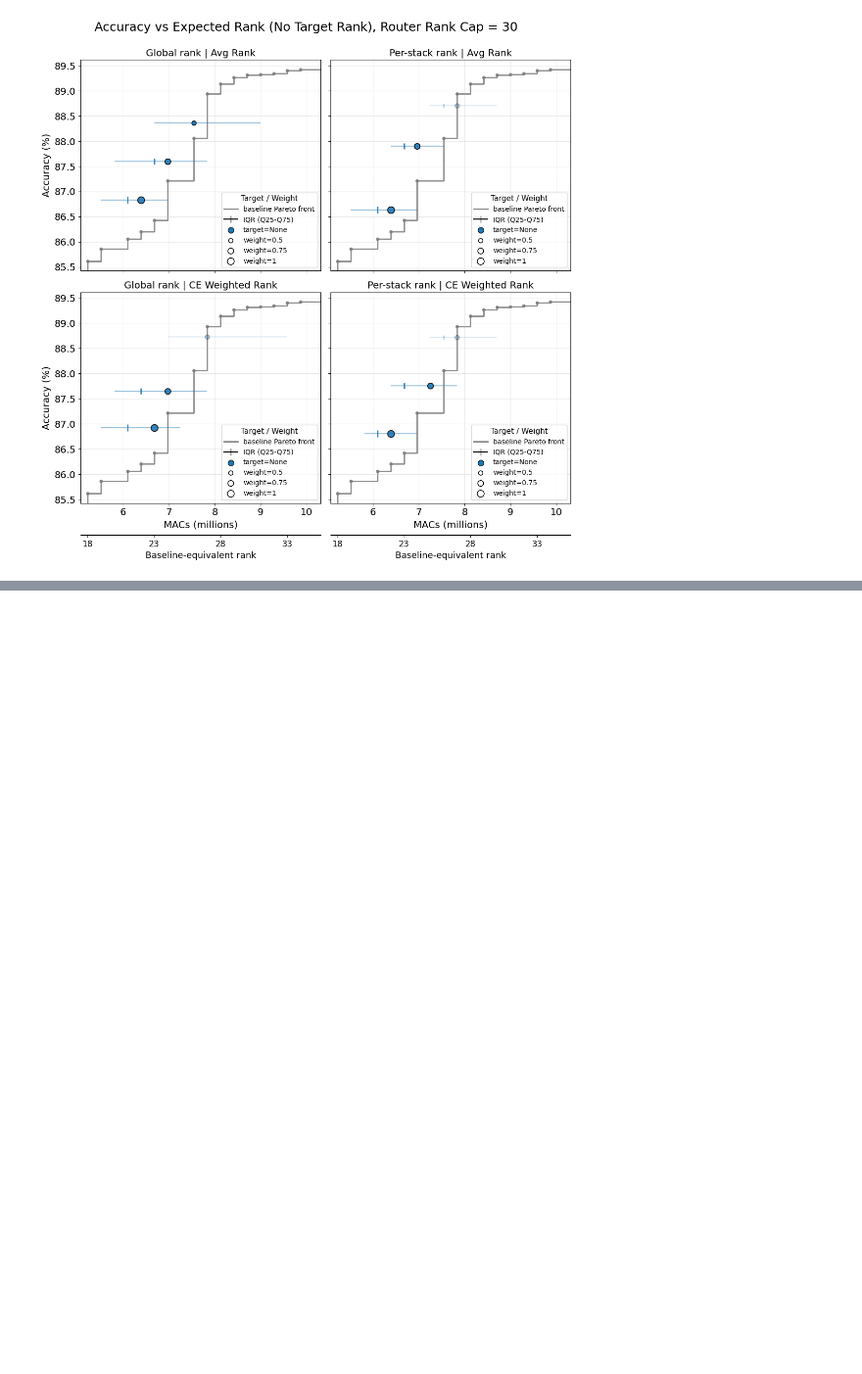
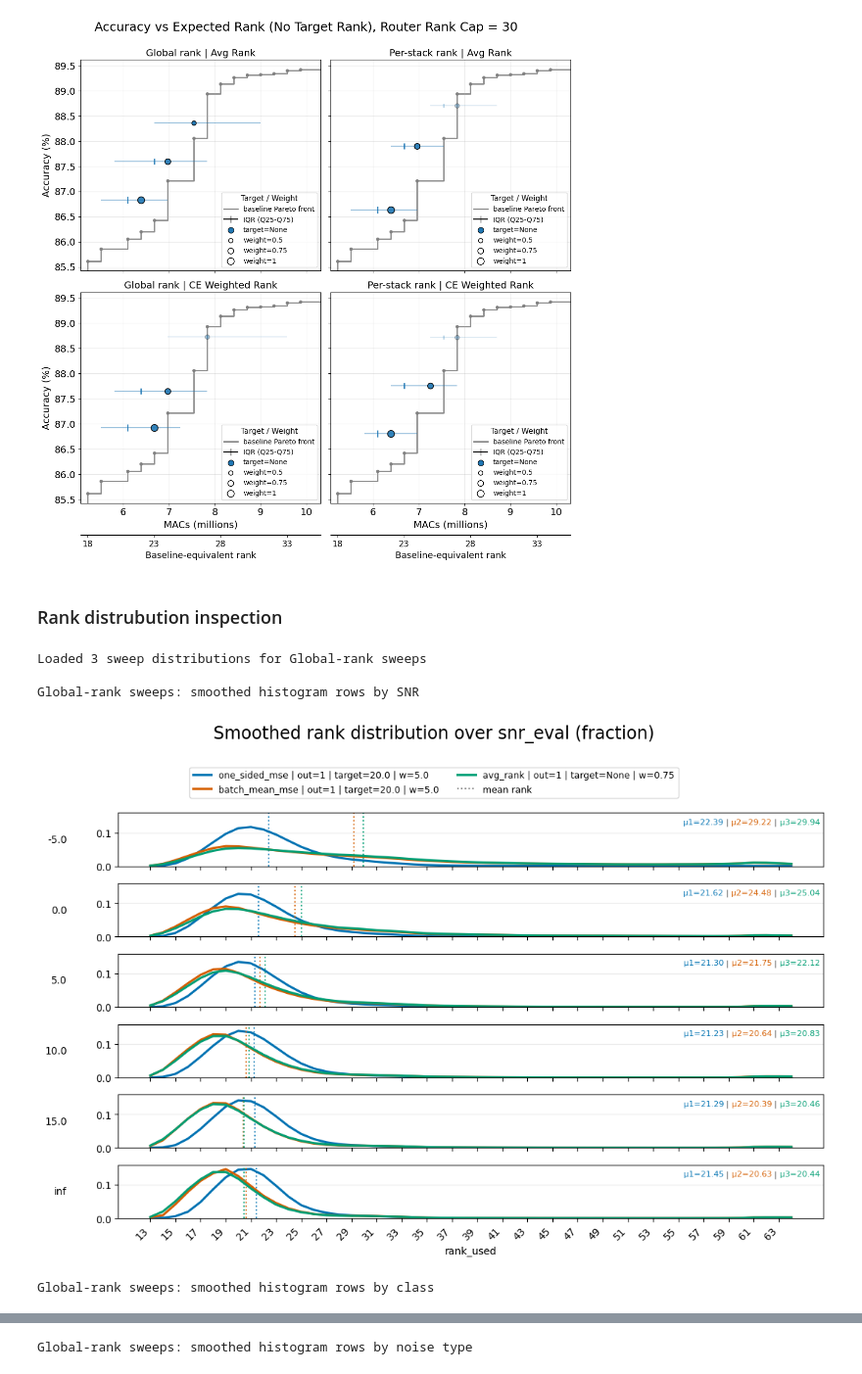
Before and after one commit to c-wejendorp/thesis, a Jupyter notebook: scripts/keyword_spotting/dynamic_model_viz.ipynb, the cells around one changed output, grey strips where cells are left out. Shown at 98% size. Saved outputs shown, nothing was run; the diff lists cells and outputs as text; code cells hidden in the pictures; blank space fills up the shorter version.

Commit message:
distribution histograms

```diff
--- a/scripts/keyword_spotting/dynamic_model_viz.ipynb
+++ b/scripts/keyword_spotting/dynamic_model_viz.ipynb
@@ -35,7 +35,7 @@ from thesis_project.utils.compute_macs import compute_macs_base_model, compute_a
 #from thesis_project.training.key_word_spotting.train_base_loop import fit_base_model, validate_model
 from base_config_temp import cfg, noise_train_cfg, noise_eval_cfg
 # %%
-MAX_RANK_CAP = 30
+MAX_RANK_CAP = 64
 # %%
 # Compute expected rank statistics from a dynamic experiment folder.
 # The CSV stores ranks in a `rank` column and may contain either scalar ranks
@@ -988,3 +1033,37 @@ Saved figure to: /Users/christoffer/Documents/Thesis/thesis_project/Figs_and_tab
 Saved above-baseline sweeps to: /Users/christoffer/Documents/Thesis/thesis_project/Figs_and_tables/all_relevant_sweeps_no_target_rank_above_baseline_max_rank_cap_30.csv
 Number of above-baseline sweeps: 9
 [figure]
+# %% [markdown]
+### Rank distrubution inspection
+# %%
+sweeps_for_distribution_global_rank = filter_sweep_results(
+    all_sweep_results,
+    loss_types = ['avg_rank','batch_mean_mse', 'one_sided_mse'],
+    router_num_rank_outputs = [1],
+    rank_targets= [None, 20],
+    pool_modes = ['subsample'],
+    pool_reduction_factors = [2],
+    rank_loss_weights = [0.75,5]
+)
+
+sweeps_for_distribution_per_stack_rank = filter_sweep_results(
+    all_sweep_results,
+    loss_types = ['avg_rank','batch_mean_mse', 'one_sided_mse'],
+    router_num_rank_outputs = [3],
+    rank_targets= [None, 20],
+    pool_modes = ['subsample'],
+    pool_reduction_factors = [2],
+    rank_loss_weights = [0.75,5]
+)
+
+# remove any that wasn't already filtered that doesn't have a path to the augmented per-sample df
+# (since we want to plot the rank distributions for those)
+sweeps_for_distribution_plots_global_rank = [
+    r for r in sweeps_for_distribution_global_rank
+    if r["path_to_df_augmented"] is not None
+]
+
+sweeps_for_distribution_plots_per_stack_rank = [
+    r for r in sweeps_for_distribution_per_stack_rank
+    if r["path_to_df_augmented"] is not None
+]
@@ -990,0 +1496,14 @@ Number of above-baseline sweeps: 9
+# %%
+
+
+global_rank_results = plot_distributions_for_sweeps(
+    sweeps_for_distribution_plots_global_rank,
+    title_prefix="Global-rank sweeps",
+    smooth_window=5,
+)
+# %% [output]
+Loaded 3 sweep distributions for Global-rank sweeps
+
+Global-rank sweeps: smoothed histogram rows by SNR
+[figure, added]
+Global-rank sweeps: smoothed histogram rows by class
@@ -990,0 +1511 @@ Number of above-baseline sweeps: 9
+Global-rank sweeps: smoothed histogram rows by noise type
```
Also changed, not shown: parts of 6 cells of this notebook.
